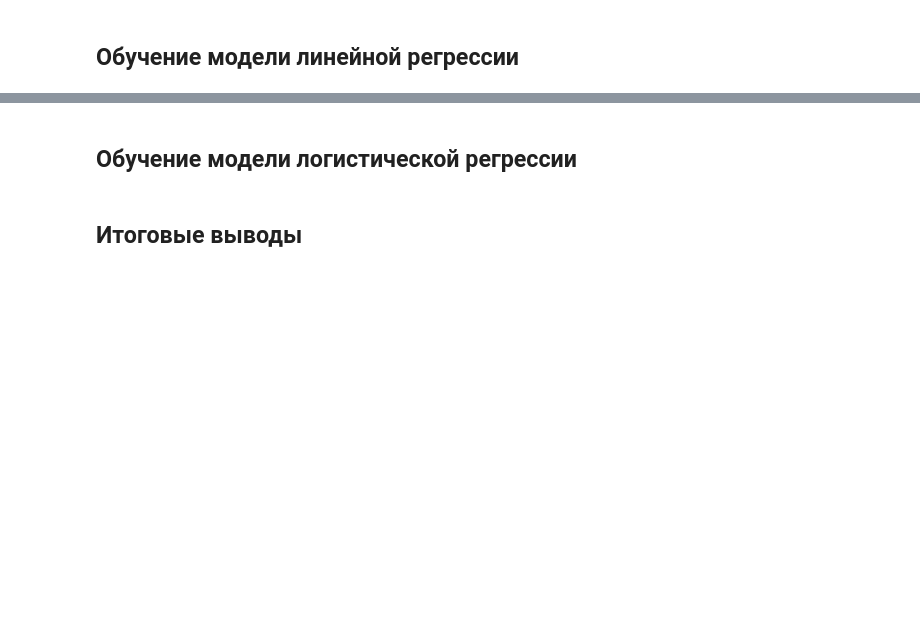
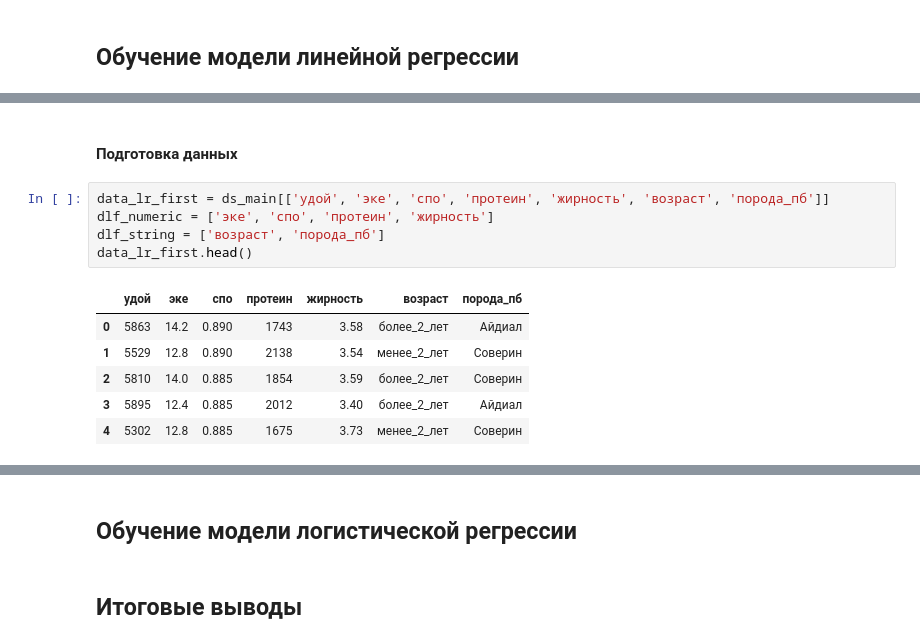
Before and after one commit to Maksim1004/data_science_studying, a Jupyter notebook: cows_and_machine_learning.ipynb, the cells around one changed output, grey strips where cells are left out. Cells and saved outputs as stored; diff of their text form; blank space fills up the shorter version.

```diff
--- a/cows_and_machine_learning.ipynb
+++ b/cows_and_machine_learning.ipynb
@@ -525,0 +536,14 @@ for i in ds_main_numeric[1:]: # Перебор всех числовых пок
+# %% [markdown]
+#### Подготовка данных
+# %%
+data_lr_first = ds_main[['удой', 'эке', 'спо', 'протеин', 'жирность', 'возраст', 'порода_пб']]
+dlf_numeric = ['эке', 'спо', 'протеин', 'жирность']
+dlf_string = ['возраст', 'порода_пб']
+data_lr_first.head()
+# %% [output]
+|  | удой | эке | спо | протеин | жирность | возраст | порода_пб |
+| 0 | 5863 | 14.2 | 0.890 | 1743 | 3.58 | более_2_лет | Айдиал |
+| 1 | 5529 | 12.8 | 0.890 | 2138 | 3.54 | менее_2_лет | Соверин |
+| 2 | 5810 | 14.0 | 0.885 | 1854 | 3.59 | более_2_лет | Соверин |
+| 3 | 5895 | 12.4 | 0.885 | 2012 | 3.40 | более_2_лет | Айдиал |
+| 4 | 5302 | 12.8 | 0.885 | 1675 | 3.73 | менее_2_лет | Соверин |
```
Also changed, not shown: parts of 49 cells of this notebook.
